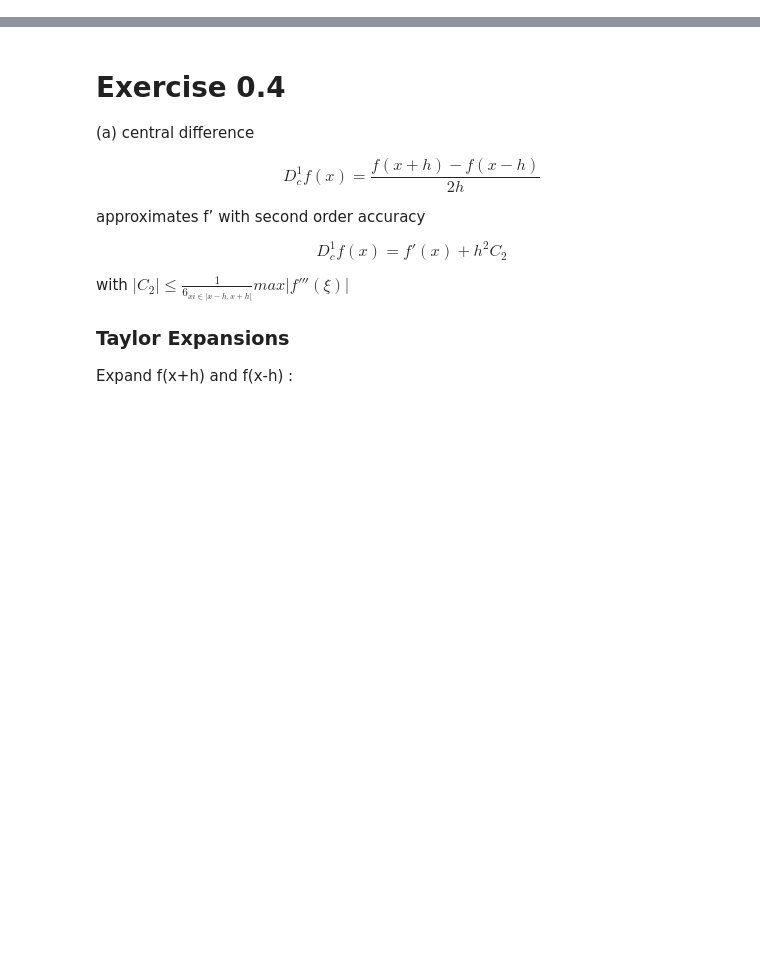
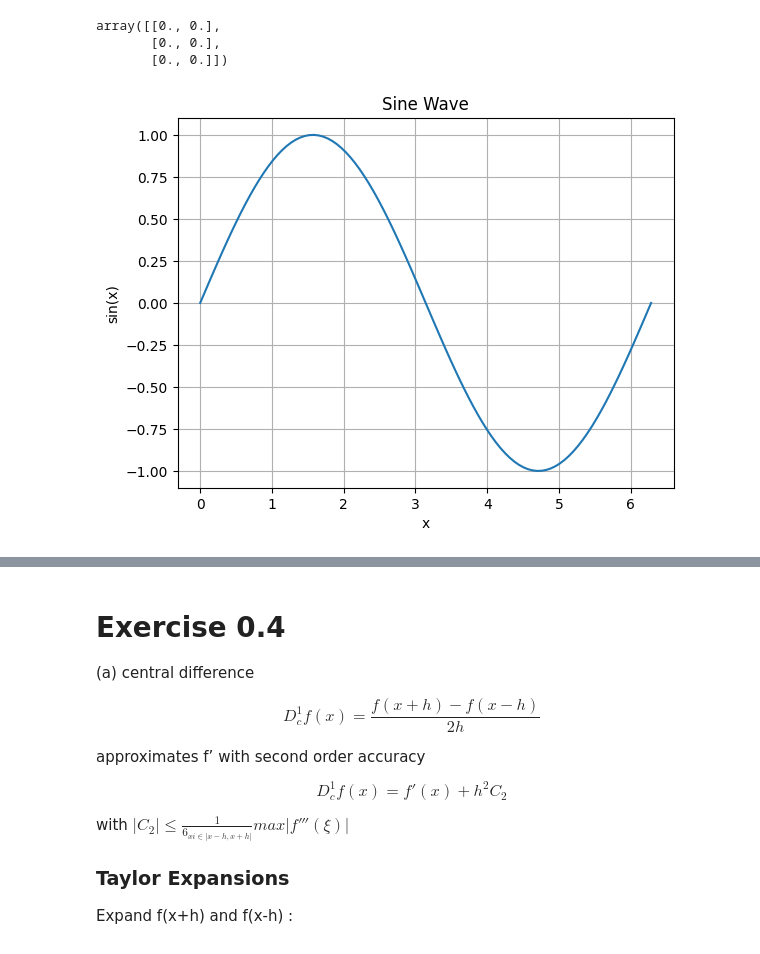
Before and after one commit to Jun0S2/25Wise-Num2Eng, a Jupyter notebook: homework/homework0/homework0.ipynb, the cells around one changed output, grey strips where cells are left out. Saved outputs shown, nothing was run; the diff lists cells and outputs as text; code cells hidden in the pictures; blank space fills up the shorter version.

```diff
--- a/homework/homework0/homework0.ipynb
+++ b/homework/homework0/homework0.ipynb
@@ -0,0 +5,29 @@
+# %%
+import numpy as np
+
+a = np.array([1,0,0])
+# properties : ndim, nshape, size, dtype
+a.ndim # 1
+# create arrays with .zeros, .ones, .arrange, .linspace
+b = np.zeros((2,3))
+b.flatten()
+b.reshape(3,2)
+b.T
+
+# a-b , b**2, np.sqrt(b), np.sin(b), np.log(b+1) etc
+# %% [output]
+array([[0., 0.],
+       [0., 0.],
+       [0., 0.]])
+# %%
+### Intro to matplotlib
+import matplotlib.pyplot as plt
+x = np.linspace(0, 2*np.pi, 100)
+plt.plot(x, np.sin(x))
+plt.xlabel('x')
+plt.ylabel('sin(x)')
+plt.title('Sine Wave')
+plt.grid()
+plt.show()
+# %% [output]
+[figure, added]
```
Also changed, not shown: parts of 3 cells of this notebook.
